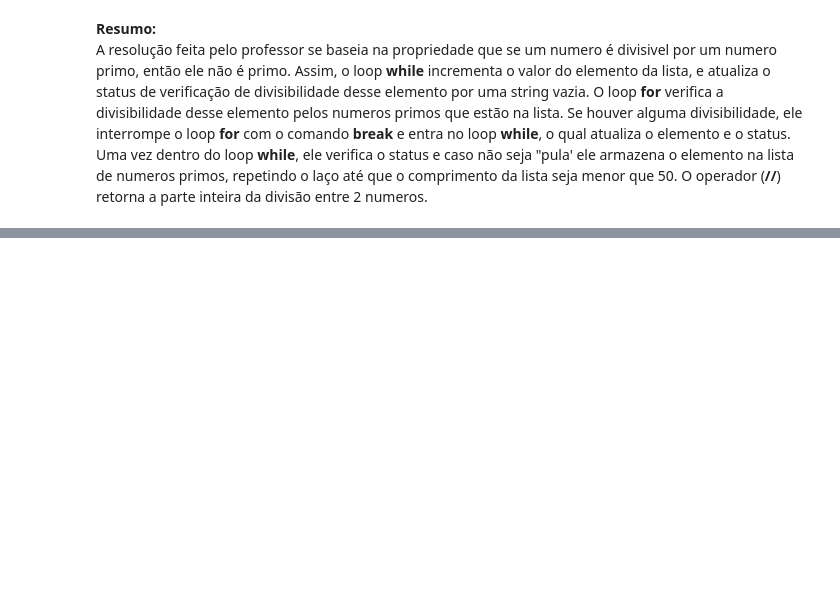
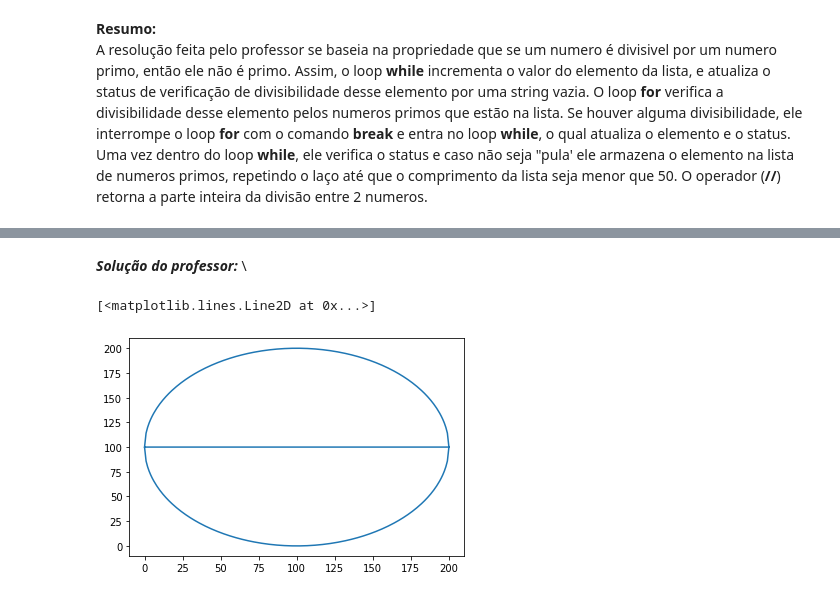
Before and after one commit to sidneybraga/Aprendendo-Python, a Jupyter notebook: pec_s1.ipynb, the cells around one changed output, grey strips where cells are left out. Saved outputs shown, nothing was run; the diff lists cells and outputs as text; code cells hidden in the pictures; blank space fills up the shorter version.

```diff
--- a/pec_s1.ipynb
+++ b/pec_s1.ipynb
@@ -133,0 +208,9 @@ A resolução feita pelo professor se baseia na propriedade que se um numero é
+# %%
+lista = ['P','A','Y','A','T','A','H','O','N']
+numero_A = lista.count('A')
+for i in enumerate(lista) :
+  letra = i[1]
+  if letra == 'A' :
+    lista.pop(i[0])
+print(numero_A)
+lista
@@ -133,0 +246,9 @@ A resolução feita pelo professor se baseia na propriedade que se um numero é
+# %%
+valores = [1,2,3,4,5]
+keys = ['a','b','c','d','e']
+lista = []
+for i in range(5) :
+  tup=(keys[i],valores[i])
+  lista.append(tup)
+dic_t=dict(lista)
+dic_t
@@ -133,0 +260,7 @@ A resolução feita pelo professor se baseia na propriedade que se um numero é
+# %%
+valores = [1,2,3,4,5]
+keys = ['a','b','c','d','e']
+dic_1 = {}
+for i in range(5):
+  dic_1[keys[i]] = valores[i]
+dic_1
@@ -133,0 +302,18 @@ A resolução feita pelo professor se baseia na propriedade que se um numero é
+# %% [markdown]
+***Solução do professor:*** \\
+# %%
+from math import sqrt
+a,b,r= 100,100,100
+x1= []
+y1= []
+x1= [i for i in range(2*r+1)]
+y1_x = lambda x: sqrt(r**2 - (x-a)**2) + b
+y1_x_menos = lambda x: -sqrt(r**2 - (x-a)**2) + b
+y1.extend(list(map(y1_x,x1)))
+y1.extend(list(map(y1_x_menos,x1)))
+x1.extend(x1)
+import matplotlib.pyplot as plt
+plt.plot(x1,y1)
+# %% [output]
+[<matplotlib.lines.Line2D at 0x...>]
+[figure, added]
```
Also changed, not shown: parts of 41 cells of this notebook.
